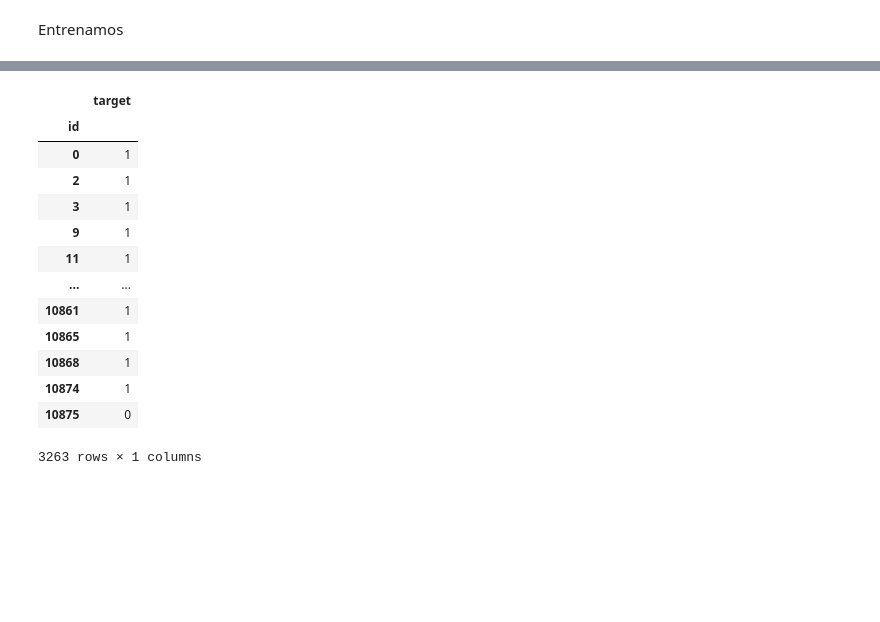
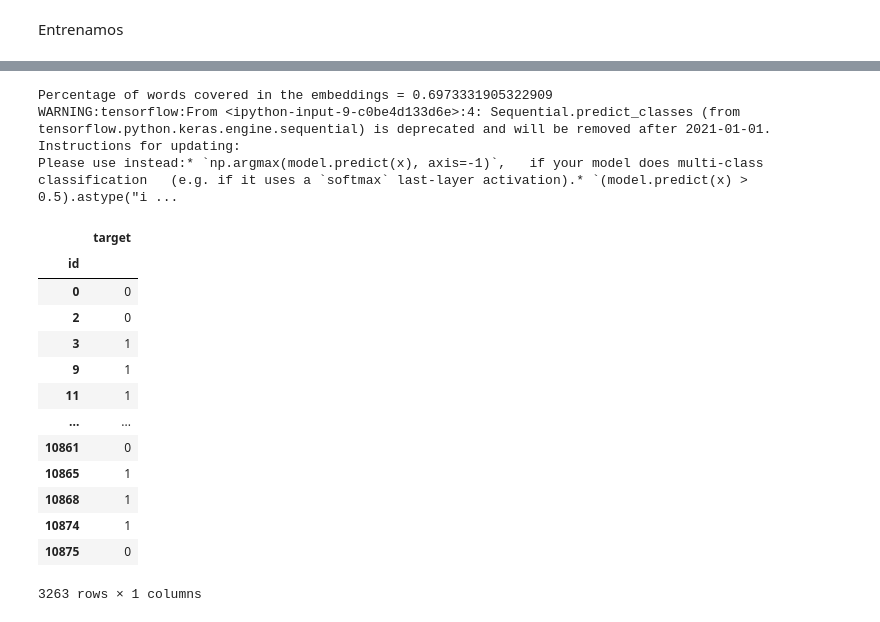
Before and after one commit to maxilevi/tp2-datos, a Jupyter notebook: lstm-features.ipynb, the cells around one changed output, grey strips where cells are left out. Saved outputs shown, nothing was run; the diff lists cells and outputs as text; code cells hidden in the pictures; blank space fills up the shorter version.

Commit message:
use more layers

```diff
--- a/lstm-features.ipynb
+++ b/lstm-features.ipynb
@@ -12,7 +12,7 @@ test_df = pd.read_csv('test.csv')
 # %%
 def prepare_for_cnn(df):
     processed = feature_builder.process_dataset(df)
-    return processed.to_numpy().reshape(processed.shape[0], 1, processed.shape[1])
+    return (processed, processed.to_numpy().reshape(processed.shape[0], 1, processed.shape[1]))
 # %%
-X_train = prepare_for_cnn(train_df)
+processed, X_train = prepare_for_cnn(train_df)
 y_train = train_df['target'].values
@@ -21,9 +37,9 @@ Armo el RNN sin el Embedding, pero le pongo el input shape
 # %%
 def RNN():
     model = Sequential([
-        Bidirectional(LSTM(64, return_sequences=True), input_shape=(X_train.shape[1], X_train.shape[2])),
-        Bidirectional(LSTM(32)),
-        Dense(64, activation='relu'),
+        Bidirectional(LSTM(128, return_sequences=True), input_shape=(X_train.shape[1], X_train.shape[2])),
+        Bidirectional(LSTM(64)),
+        #Dense(32, activation='relu'),
         Dropout(0.5),
         Dense(1)
     ])
@@ -58,6 +72,7 @@ _________________________________________________________________
 # %% [markdown]
 Entrenamos
 # %%
-history = model.fit(X_train, y_train, epochs=30, shuffle=True, validation_split=0.1)
+es = keras.callbacks.EarlyStopping(monitor='val_accuracy', mode='max', verbose=1, patience=5)
+history = model.fit(X_train, y_train, epochs=50, shuffle=True, validation_split=0.2)#, callbacks=[es])
 util.plot_history(history)
 # %% [output]
@@ -82,25 +97,29 @@ Epoch 30/30
 # %%
 ids = test_df['id']
 
-final_test = prepare_for_cnn(test_df)
+processed, final_test = prepare_for_cnn(test_df)
 prediction = model.predict_classes(final_test)
 
 final_df = pd.DataFrame({'target': [x[0] for x in prediction]}, index=ids)
 final_df
 # %% [output]
+Percentage of words covered in the embeddings = 0.6973331905322909
+WARNING:tensorflow:From <ipython-input-9-c0be4d133d6e>:4: Sequential.predict_classes (from tensorflow.python.keras.engine.sequential) is deprecated and will be removed after 2021-01-01.
+Instructions for updating:
+Please use instead:* `np.argmax(model.predict(x), axis=-1)`,   if your model does multi-class classification   (e.g. if it uses a `softmax` last-layer activation).* `(model.predict(x) > 0.5).astype("i ...
 |  | target |
 | id |  |
-| 0 | 1 |
-| 2 | 1 |
+| 0 | 0 |
+| 2 | 0 |
 | 3 | 1 |
 | 9 | 1 |
 | 11 | 1 |
 | ... | ... |
-| 10861 | 1 |
+| 10861 | 0 |
 | 10865 | 1 |
 | 10868 | 1 |
 | 10874 | 1 |
 | 10875 | 0 |
-3263 rows × 1 columns
+3263 rows × 1 columns
 # %%
 final_df.to_csv('lstm.csv')
```
Also changed, not shown: parts of 5 cells of this notebook.
